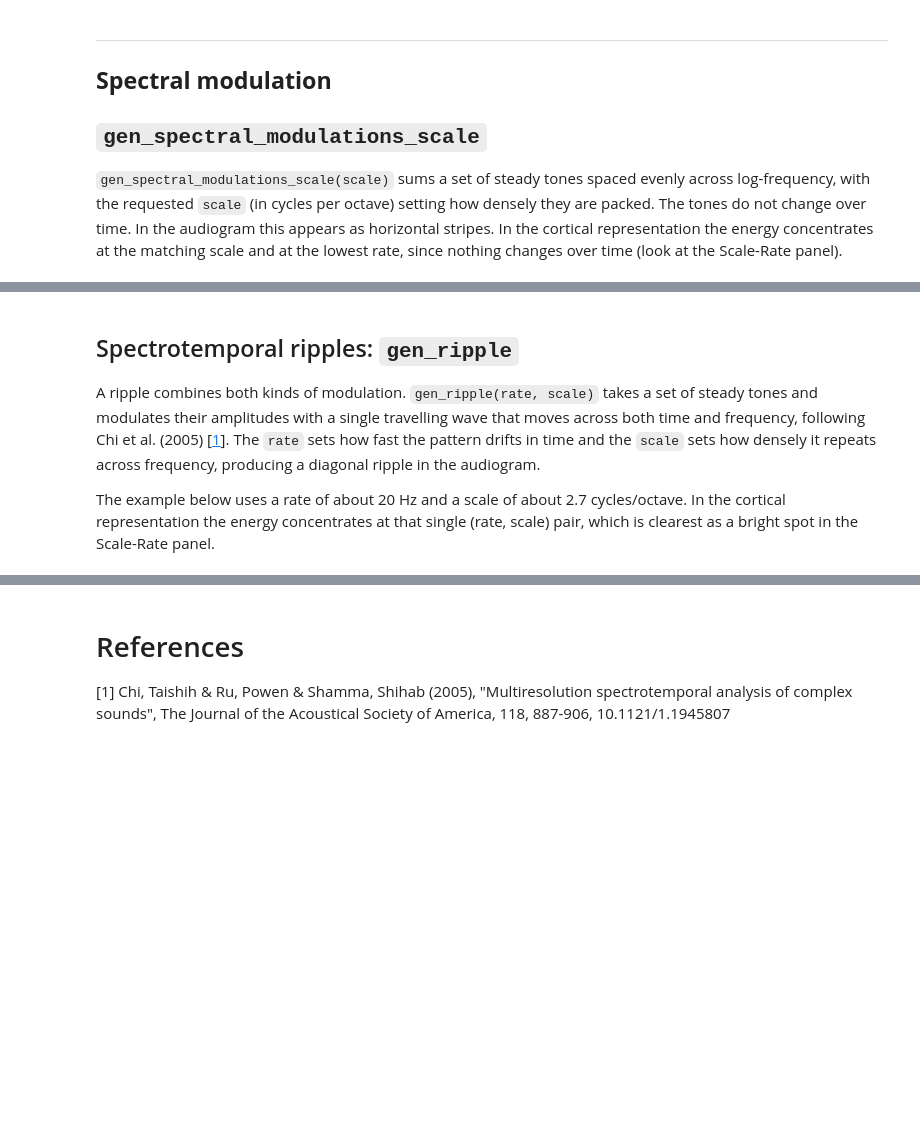
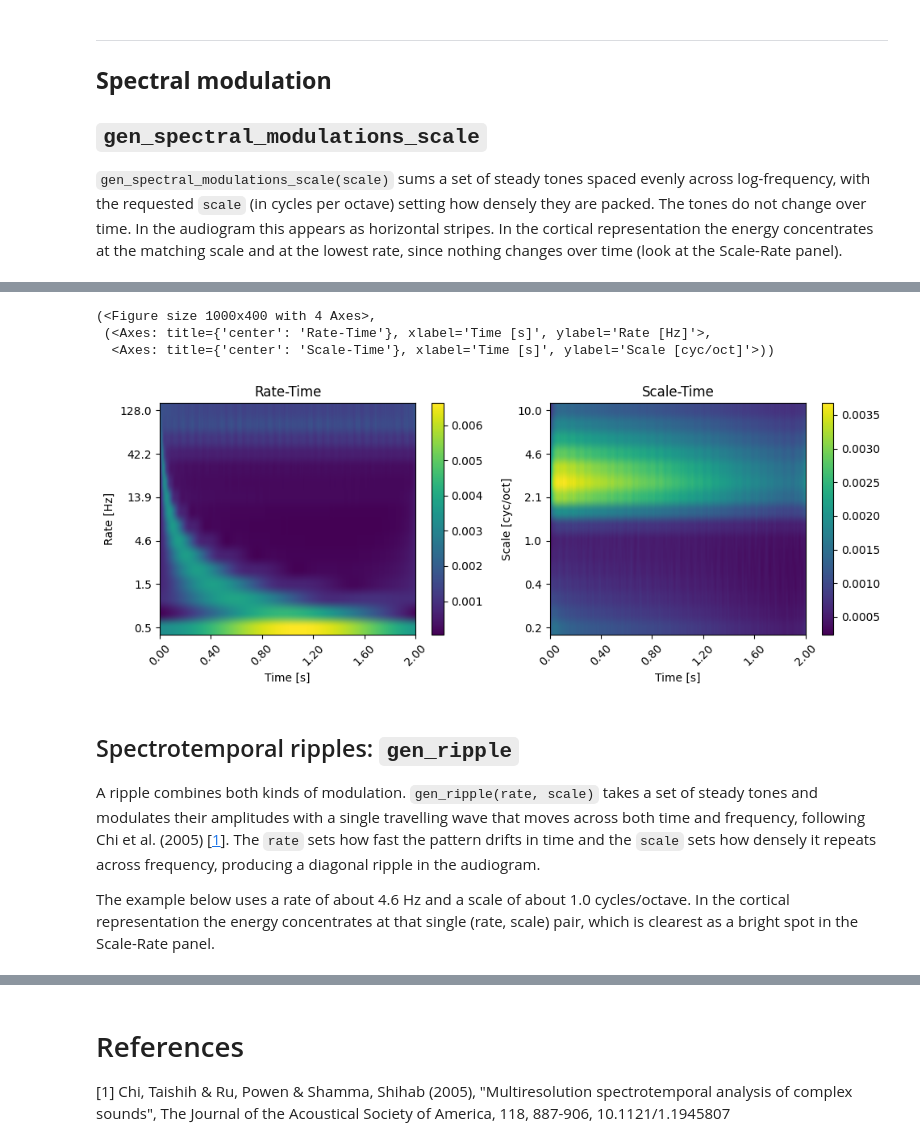
Before and after one commit to ninocapipoca/neural_audio, a Jupyter notebook: tutorials/Tutorial 3 - Stimulus sound generators.ipynb, the cells around one changed output, grey strips where cells are left out. Cells and saved outputs as stored; diff of their text form; code cells hidden in the pictures; blank space fills up the shorter version.

```diff
--- a/tutorials/Tutorial 3 - Stimulus sound generators.ipynb
+++ b/tutorials/Tutorial 3 - Stimulus sound generators.ipynb
@@ -298,9 +312,16 @@ plt.show()
+# %%
+plot_cr_temporal(cr, half_rates, half_scales, time_points)
+# %% [output]
+(<Figure size 1000x400 with 4 Axes>,
+ (<Axes: title={'center': 'Rate-Time'}, xlabel='Time [s]', ylabel='Rate [Hz]'>,
+  <Axes: title={'center': 'Scale-Time'}, xlabel='Time [s]', ylabel='Scale [cyc/oct]'>))
+[figure, added]
 # %% [markdown]
 ## Spectrotemporal ripples: `gen_ripple`
 
 A ripple combines both kinds of modulation. `gen_ripple(rate, scale)` takes a set of steady tones and modulates their amplitudes with a single travelling wave that moves across both time and frequency, following Chi et al. (2005) [[1](#References)]. The `rate` sets how fast the pattern drifts in time and the `scale` sets how densely it repeats across frequency, producing a diagonal ripple in the audiogram.
 
-The example below uses a rate of about 20 Hz and a scale of about 2.7 cycles/octave. In the cortical representation the energy concentrates at that single (rate, scale) pair, which is clearest as a bright spot in the Scale-Rate panel.
+The example below uses a rate of about 4.6 Hz and a scale of about 1.0 cycles/octave. In the cortical representation the energy concentrates at that single (rate, scale) pair, which is clearest as a bright spot in the Scale-Rate panel.
 # %%
 rate = half_rates[6]
 scale = half_scales[6]
```
Also changed, not shown: parts of 17 cells of this notebook, 4 other files.
